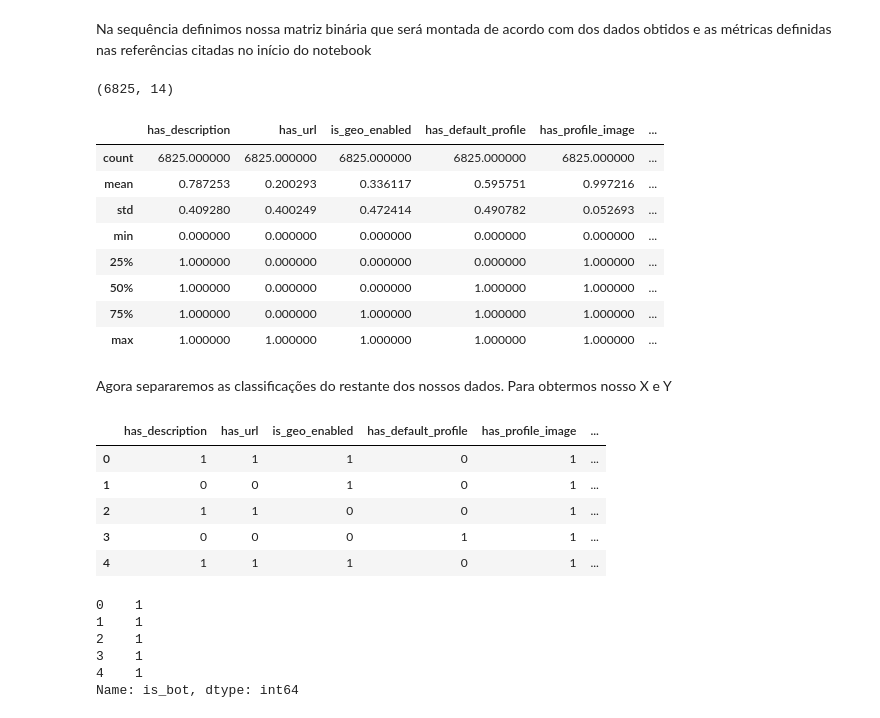
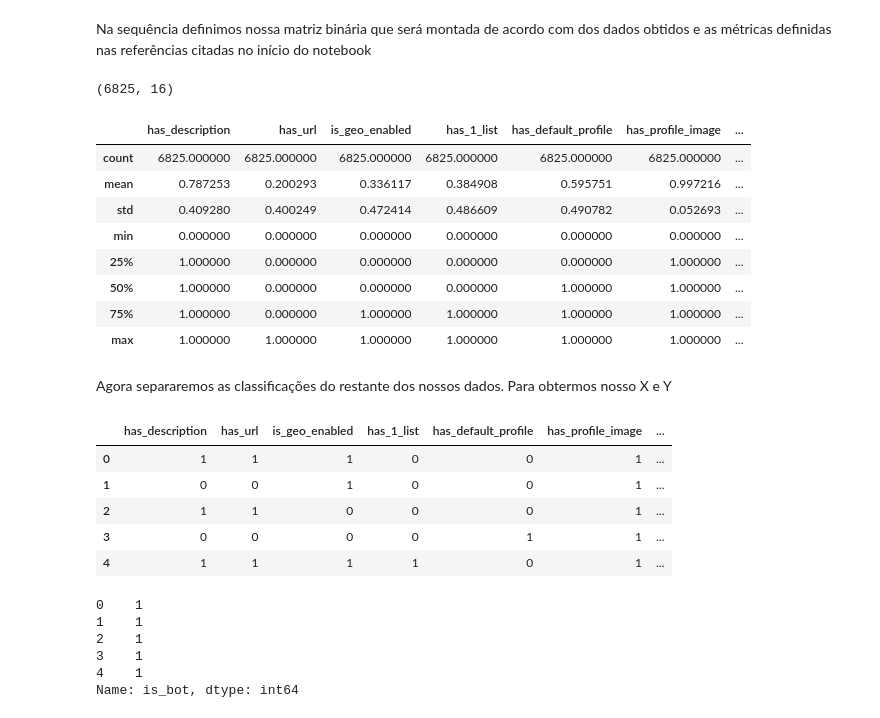
Before and after one commit to Jiamaca/Bot-Recognition-Twitter, a Jupyter notebook: Notebook 1 - Fake Followers x Genuine Accounts.ipynb, the cells around one changed output. Saved outputs shown, nothing was run; the diff lists cells and outputs as text; code cells hidden in the pictures.

```diff
--- a/Notebook 1 - Fake Followers x Genuine Accounts.ipynb
+++ b/Notebook 1 - Fake Followers x Genuine Accounts.ipynb
@@ -257,6 +267,7 @@ df_train['profile_banner_url'].fillna('',inplace=True)
 df_train['profile_use_background_image'].fillna(0.0,inplace=True)
 df_train['description'].fillna('',inplace=True)
 df_train['created_at'].fillna('',inplace=True)
+df_train['protected'].fillna(0.0,inplace=True)
 df_train['verified'].fillna(0.0,inplace=True)
 # %% [markdown]
 Note que agora não temos mais registros nulos.
@@ -320,6 +331,13 @@ def has_url(row):
         return 1
     else:
         return 0
+
+def has_1_list(row):
+    if row['listed_count'] >= 1:
+        return 1
+    else:
+        return 0
+
 
 def is_geo_enabled(row):
     if row['geo_enabled']:
@@ -381,6 +399,12 @@ def has_default_profile(row):
     else:
         return 0
 
+def is_protected(row):
+    if row['protected']:
+        return 1
+    else:
+        return 0
+
 def is_verified(row):
     if row['verified']:
         return 1
@@ -399,6 +423,7 @@ binary_matrix_train = pd.DataFrame()
 binary_matrix_train['has_description'] = df_train.apply(lambda x: has_description(x), axis=1)
 binary_matrix_train['has_url'] = df_train.apply(lambda x: has_url(x), axis=1)
 binary_matrix_train['is_geo_enabled'] = df_train.apply(lambda x: is_geo_enabled(x), axis=1)
+binary_matrix_train['has_1_list'] = df_train.apply(lambda x: has_1_list(x), axis=1)
 binary_matrix_train['has_default_profile'] = df_train.apply(lambda x: has_default_profile(x), axis=1)
 binary_matrix_train['has_profile_image'] = df_train.apply(lambda x: has_profile_image(x), axis=1)
 binary_matrix_train['has_twice_number_followers'] = df_train.apply(lambda x: has_twice_number_followers(x), axis=1)
@@ -408,21 +433,22 @@ binary_matrix_train['has_30_followers'] = df_train.apply(lambda x: has_30_follow
 binary_matrix_train['has_never_tweeted'] = df_train.apply(lambda x: has_never_tweeted(x), axis=1)
 binary_matrix_train['has_50_tweets'] = df_train.apply(lambda x: has_50_tweets(x), axis=1)
 binary_matrix_train['has_1000_followers'] = df_train.apply(lambda x: has_1000_followers(x), axis=1)
+binary_matrix_train['is_protected'] = df_train.apply(lambda x: is_protected(x), axis=1)
 binary_matrix_train['is_verified'] = df_train.apply(lambda x: is_verified(x), axis=1)
 binary_matrix_train['is_bot'] = df_train.apply(lambda x: is_bot(x), axis=1)
 # %%
 binary_matrix_train.shape
 # %% [output]
-(6825, 14)
+(6825, 16)
 # %%
 binary_matrix_train.describe()
 # %% [output]
-|  | has_description | has_url | is_geo_enabled | has_default_profile | has_profile_image | ... |
-| count | 6825.000000 | 6825.000000 | 6825.000000 | 6825.000000 | 6825.000000 | ... |
-| mean | 0.787253 | 0.200293 | 0.336117 | 0.595751 | 0.997216 | ... |
-| std | 0.409280 | 0.400249 | 0.472414 | 0.490782 | 0.052693 | ... |
-| min | 0.000000 | 0.000000 | 0.000000 | 0.000000 | 0.000000 | ... |
-| 25% | 1.000000 | 0.000000 | 0.000000 | 0.000000 | 1.000000 | ... |
-| 50% | 1.000000 | 0.000000 | 0.000000 | 1.000000 | 1.000000 | ... |
-| 75% | 1.000000 | 0.000000 | 1.000000 | 1.000000 | 1.000000 | ... |
-| max | 1.000000 | 1.000000 | 1.000000 | 1.000000 | 1.000000 | ... |
+|  | has_description | has_url | is_geo_enabled | has_1_list | has_default_profile | has_profile_image | ... |
+| count | 6825.000000 | 6825.000000 | 6825.000000 | 6825.000000 | 6825.000000 | 6825.000000 | ... |
+| mean | 0.787253 | 0.200293 | 0.336117 | 0.384908 | 0.595751 | 0.997216 | ... |
+| std | 0.409280 | 0.400249 | 0.472414 | 0.486609 | 0.490782 | 0.052693 | ... |
+| min | 0.000000 | 0.000000 | 0.000000 | 0.000000 | 0.000000 | 0.000000 | ... |
+| 25% | 1.000000 | 0.000000 | 0.000000 | 0.000000 | 0.000000 | 1.000000 | ... |
+| 50% | 1.000000 | 0.000000 | 0.000000 | 0.000000 | 1.000000 | 1.000000 | ... |
+| 75% | 1.000000 | 0.000000 | 1.000000 | 1.000000 | 1.000000 | 1.000000 | ... |
+| max | 1.000000 | 1.000000 | 1.000000 | 1.000000 | 1.000000 | 1.000000 | ... |
@@ -431,15 +455,15 @@ binary_matrix_train.to_csv('fake_followers_matrix.csv', index=False)
 # %% [markdown]
 Agora separaremos as classificações do restante dos nossos dados. Para obtermos nosso X e Y
 # %%
-x = binary_matrix_train.iloc[:,:10]
+x = binary_matrix_train.iloc[:,:15]
 x.head()
 # %% [output]
-|  | has_description | has_url | is_geo_enabled | has_default_profile | has_profile_image | ... |
-| 0 | 1 | 1 | 1 | 0 | 1 | ... |
-| 1 | 0 | 0 | 1 | 0 | 1 | ... |
-| 2 | 1 | 1 | 0 | 0 | 1 | ... |
-| 3 | 0 | 0 | 0 | 1 | 1 | ... |
-| 4 | 1 | 1 | 1 | 0 | 1 | ... |
+|  | has_description | has_url | is_geo_enabled | has_1_list | has_default_profile | has_profile_image | ... |
+| 0 | 1 | 1 | 1 | 0 | 0 | 1 | ... |
+| 1 | 0 | 0 | 1 | 0 | 0 | 1 | ... |
+| 2 | 1 | 1 | 0 | 0 | 0 | 1 | ... |
+| 3 | 0 | 0 | 0 | 0 | 1 | 1 | ... |
+| 4 | 1 | 1 | 1 | 1 | 0 | 1 | ... |
 # %%
 y = binary_matrix_train['is_bot']
 y.head()
```
Also changed, not shown: parts of 28 cells of this notebook.
